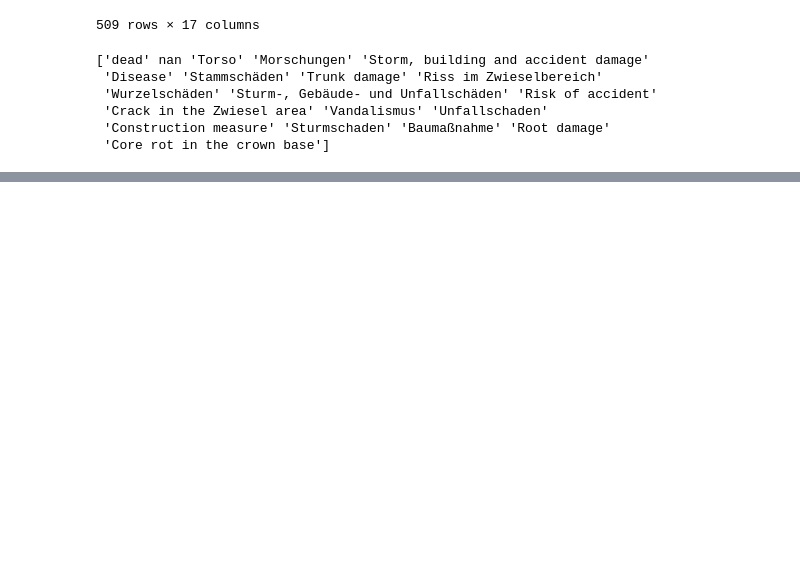
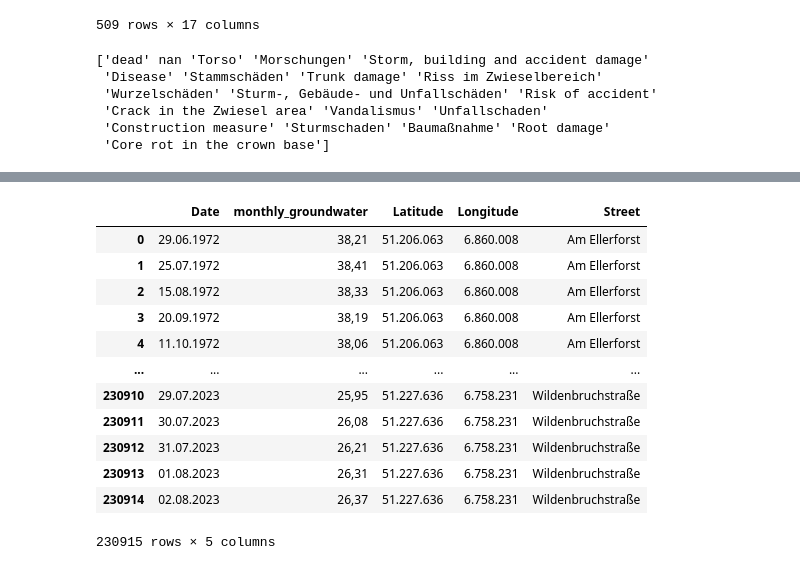
Before and after one commit to kemeni23/Urban-Tree-Management-and-Irrigation-Optimization, a Jupyter notebook: Map_tree_location.ipynb, the cells around one changed output, grey strips where cells are left out. Cells and saved outputs as stored; diff of their text form; code cells hidden in the pictures; blank space fills up the shorter version.

```diff
--- a/Map_tree_location.ipynb
+++ b/Map_tree_location.ipynb
@@ -173,0 +233,52 @@ map_tree_location2
+# %%
+# Define the pattern for the CSV files (e.g., all CSV files in the current directory)
+csv_files_pattern = 'Datasets/Groundwater/*.csv'  # Update the path to your dataset directory
+
+# Get a list of file paths that match the pattern using glob
+csv_file_paths = glob.glob(csv_files_pattern)
+
+# Create an empty list to store DataFrames after processing
+processed_dataframes = []
+
+# Loop through each file path
+for file_path in csv_file_paths:
+    # Read the CSV file into a DataFrame
+    df = pd.read_csv(file_path, sep=';', encoding="cp1252")
+
+    # Get the values from the first row for 'Latitude', 'Longitude', and 'Street'
+    latitude_value = df.loc[0, 'Latitude']
+    longitude_value = df.loc[0, 'Longitude']
+    street_value = df.loc[0, 'Street']
+
+    # Fill the corresponding columns with the extracted values
+    df['Latitude'] = latitude_value
+    df['Longitude'] = longitude_value
+    df['Street'] = street_value
+
+    # Append the processed DataFrame to the list
+    processed_dataframes.append(df)
+
+# Concatenate the processed DataFrames
+df_groundwater = pd.concat(processed_dataframes, ignore_index=True)
+
+# Dropping the column 'Unnamed: 5' (Don't know where that came from)
+df_groundwater = df_groundwater.drop(columns=['Unnamed: 5'])
+
+# Renaming the columns x, y
+df_groundwater.rename(columns = {'x':'Date', 'y':'monthly_groundwater'}, inplace = True)
+# %%
+df_groundwater
+# %% [output]
+|  | Date | monthly_groundwater | Latitude | Longitude | Street |
+| 0 | 29.06.1972 | 38,21 | 51.206.063 | 6.860.008 | Am Ellerforst |
+| 1 | 25.07.1972 | 38,41 | 51.206.063 | 6.860.008 | Am Ellerforst |
+| 2 | 15.08.1972 | 38,33 | 51.206.063 | 6.860.008 | Am Ellerforst |
+| 3 | 20.09.1972 | 38,19 | 51.206.063 | 6.860.008 | Am Ellerforst |
+| 4 | 11.10.1972 | 38,06 | 51.206.063 | 6.860.008 | Am Ellerforst |
+| ... | ... | ... | ... | ... | ... |
+| 230910 | 29.07.2023 | 25,95 | 51.227.636 | 6.758.231 | Wildenbruchstraße |
+| 230911 | 30.07.2023 | 26,08 | 51.227.636 | 6.758.231 | Wildenbruchstraße |
+| 230912 | 31.07.2023 | 26,21 | 51.227.636 | 6.758.231 | Wildenbruchstraße |
+| 230913 | 01.08.2023 | 26,31 | 51.227.636 | 6.758.231 | Wildenbruchstraße |
+| 230914 | 02.08.2023 | 26,37 | 51.227.636 | 6.758.231 | Wildenbruchstraße |
+230915 rows × 5 columns
```
Also changed, not shown: parts of 14 cells of this notebook.
